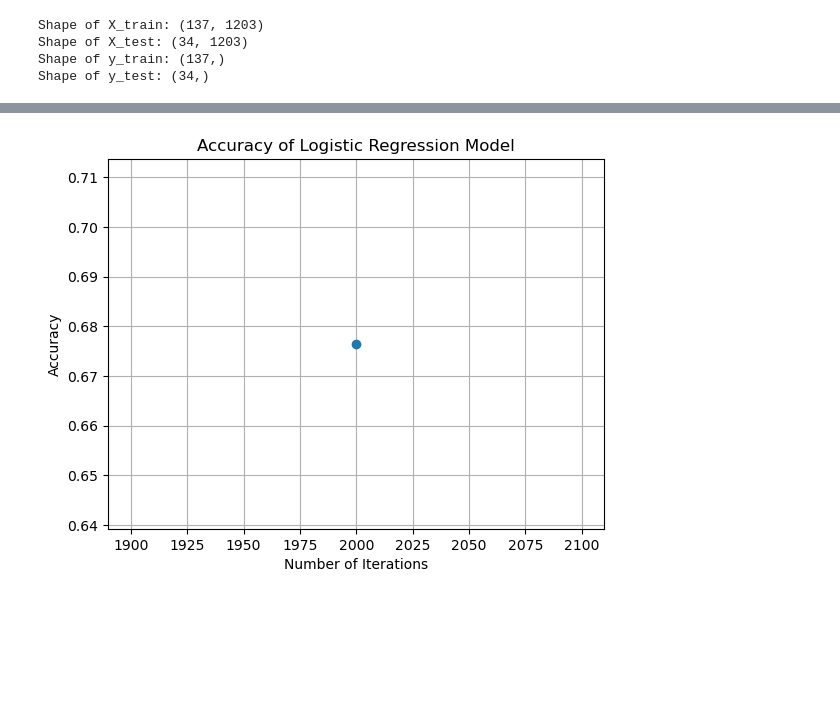
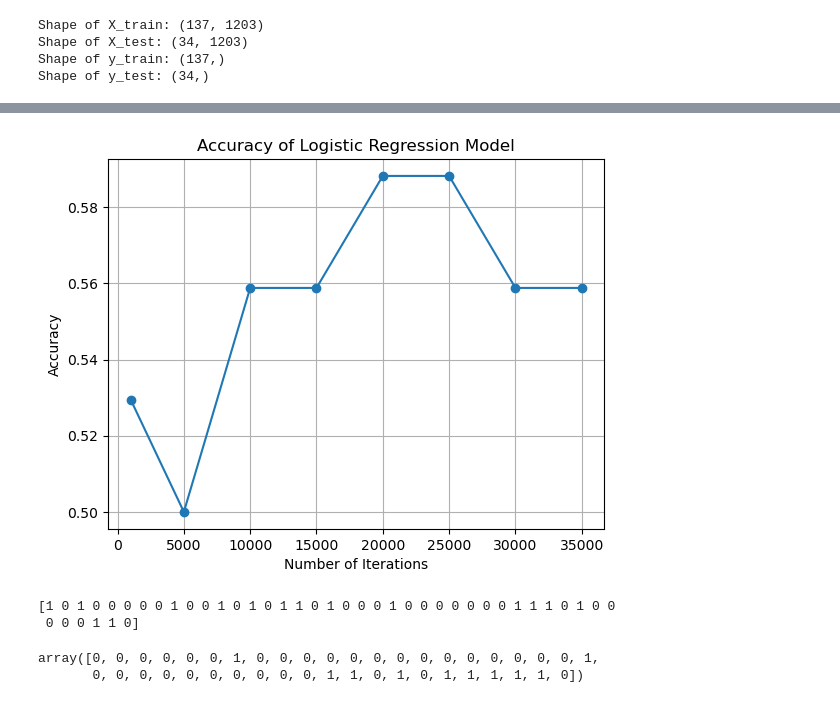
Before and after one commit to jonazhu/02620_ml_group5, a Jupyter notebook: FeatureEliminationLogisticRegression.ipynb, the cells around one changed output, grey strips where cells are left out. Saved outputs shown, nothing was run; the diff lists cells and outputs as text; code cells hidden in the pictures; blank space fills up the shorter version.

```diff
--- a/FeatureEliminationLogisticRegression.ipynb
+++ b/FeatureEliminationLogisticRegression.ipynb
@@ -183,6 +191,11 @@ print("Shape of X_train:", X_train.shape)
 print("Shape of X_test:", X_test.shape)
 print("Shape of y_train:", y_train.shape)
 print("Shape of y_test:", y_test.shape)
+
+#Normalize TEST using standard scaler
+sc = StandardScaler()
+X_train = sc.fit_transform(X_train)
+X_test = sc.transform(X_test)
 # %% [output]
 Shape of X_train: (137, 1203)
 Shape of X_test: (34, 1203)
@@ -220,27 +231,68 @@ print(y_test)
 # %%
 #Switch hyperparameters up
 learning_rate = 0.001
-num_iterations_list = [2000]
+num_iterations_list = [1000, 5000, 10000, 15000, 20000, 25000, 30000, 35000]
 
 #Train the logistic regression model and evaluate accuracy for each number of iterations
 accuracy_scores = []
 for num_iterations in num_iterations_list:
     #Training step
     weights, bias = logistic_regression(X_train, y_train, learning_rate, num_iterations)
 
     #Make predictions on the test data
     y_pred = logistic_regression_predict(X_test, weights, bias)
 
     #Calculate accuracy
     acc = compute_score(y_test, y_pred)
     accuracy_scores.append(acc)
 
 #Plot accuracy over iterations
 plt.plot(num_iterations_list, accuracy_scores, marker='o')
 plt.xlabel('Number of Iterations')
 plt.ylabel('Accuracy')
 plt.title('Accuracy of Logistic Regression Model')
 plt.grid(True)
 plt.show()
 # %% [output]
-[figure, old version]
+[figure, new version]
+# %%
+#Test with sklearn
+from sklearn.linear_model import LogisticRegression
+from sklearn.metrics import accuracy_score
+from sklearn.model_selection import cross_val_score
+from sklearn.model_selection import train_test_split
+from sklearn.preprocessing import StandardScaler
+
+#Read in full toxicity dataset
+data = pd.read_csv('toxicity_data.csv')
+sc = StandardScaler()
+X = data.drop('Class', axis=1)
+X = sc.fit_transform(X)
+y = data['Class']
+
+#Binarize
+y = [0 if label == 'NonToxic' else 1 for label in y]
+#Convert to numpy array
+y = np.array(y)
+
+#Split into test and training
+X_train, X_test, y_train, y_test = train_test_split(X, y, test_size = 0.25, random_state = 16)
+#Normalize TEST using standard scaler
+sc = StandardScaler()
+X_train = sc.fit_transform(X_train)
+X_test = sc.transform(X_test)
+
+logreg = LogisticRegression(random_state=16, max_iter=200000)
+
+logreg.fit(X_train, y_train)
+y_pred = logreg.predict(X_test)
+threshold = 0.5
+logreg.predict(X_test)
+
+print(y_test)
+(logreg.predict_proba(X_test)[:,1]>threshold).astype(int)
+# %% [output]
+[1 0 1 0 0 0 0 0 1 0 0 1 0 1 0 1 1 0 1 0 0 0 1 0 0 0 0 0 0 0 1 1 1 0 1 0 0
+ 0 0 0 1 1 0]
+array([0, 0, 0, 0, 0, 0, 1, 0, 0, 0, 0, 0, 0, 0, 0, 0, 0, 0, 0, 0, 0, 1,
+       0, 0, 0, 0, 0, 0, 0, 0, 0, 0, 1, 1, 0, 1, 0, 1, 1, 1, 1, 1, 0])
```
Also changed, not shown: parts of 7 cells of this notebook.
